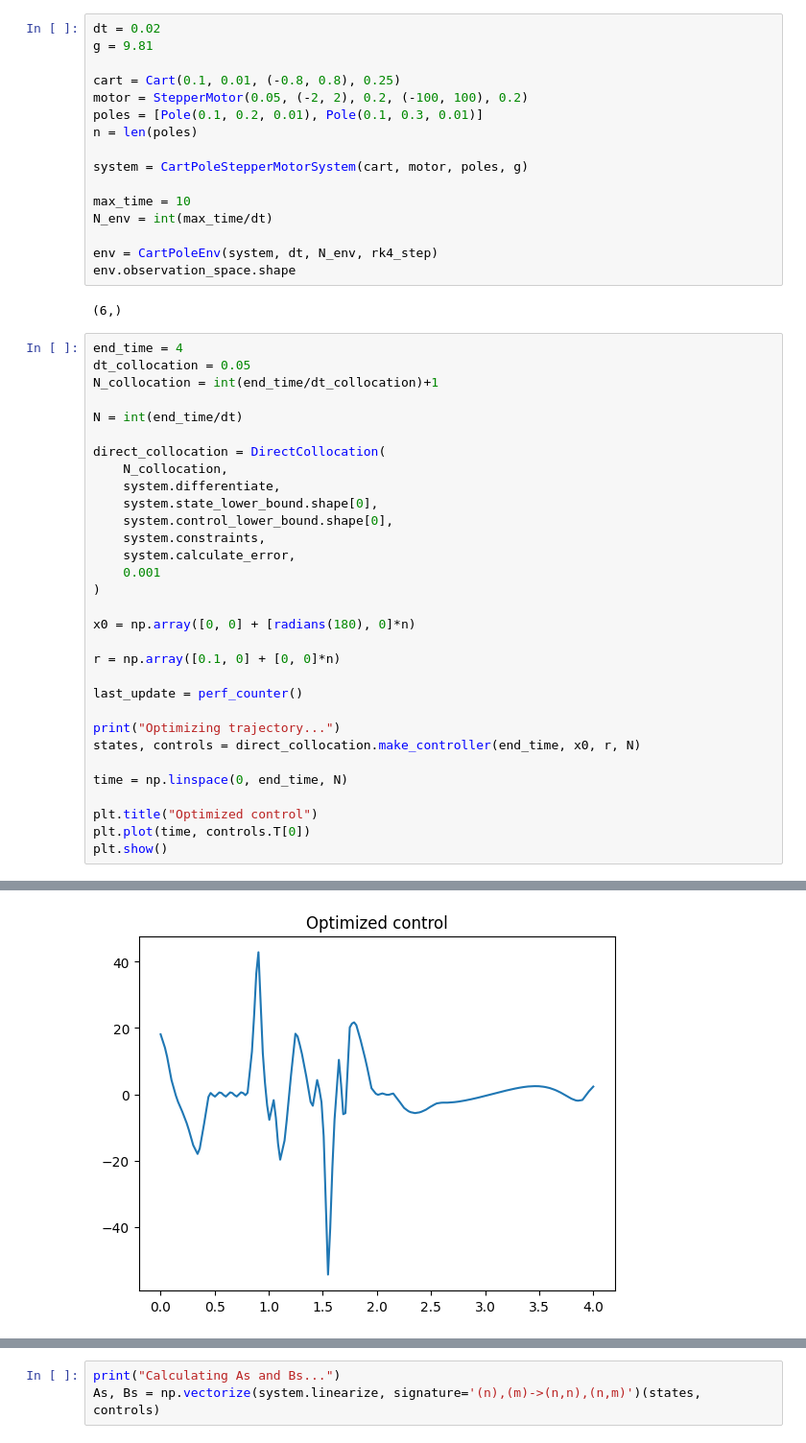
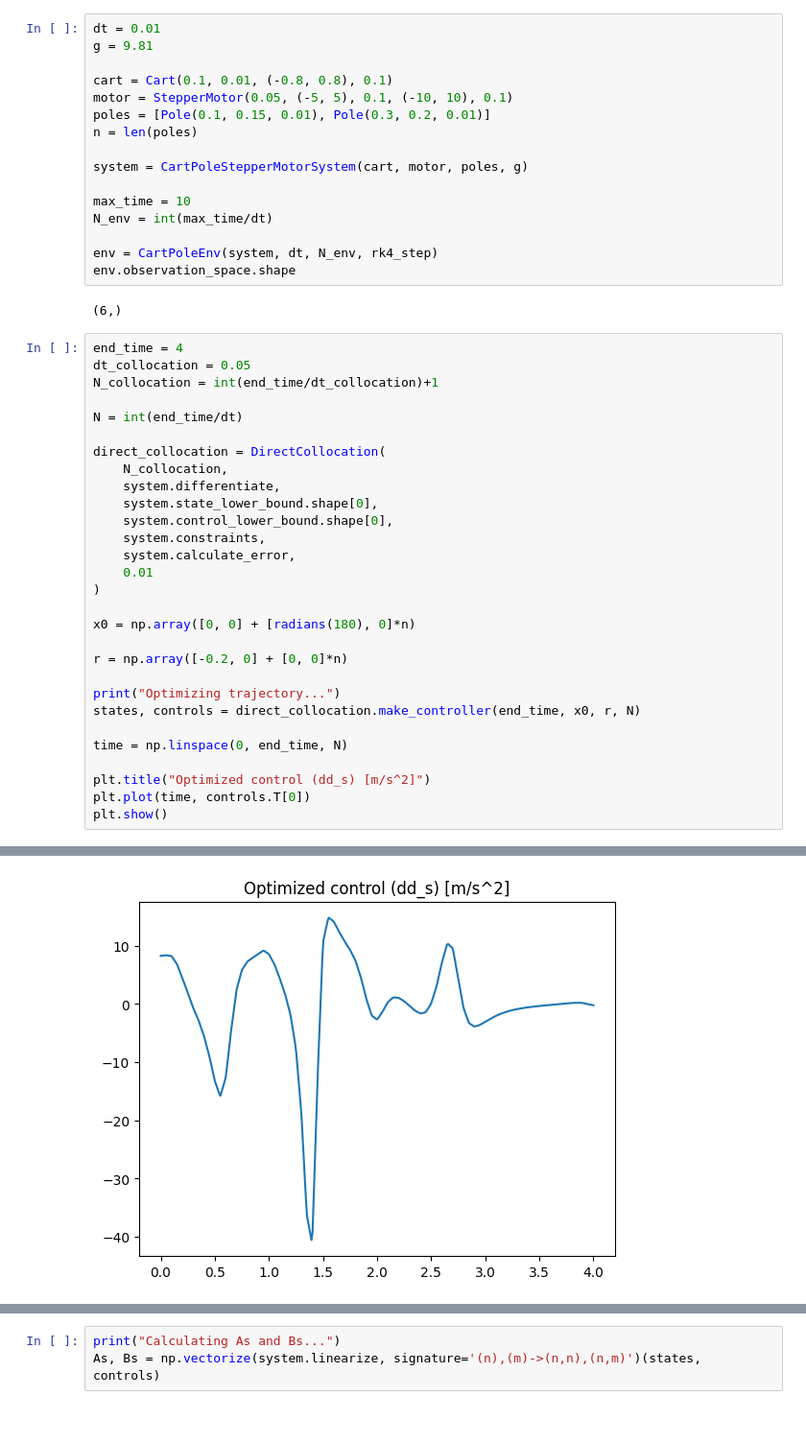
Before and after one commit to sackariaslunman/inverted-pendulum, a Jupyter notebook: src/python/env_cartpoles_direct_collocation_stepper.ipynb, the cells around one changed output, grey strips where cells are left out. Shown at 96% size. Drawn from its saved outputs; the diff is of its cells as text.

```diff
--- a/src/python/env_cartpoles_direct_collocation_stepper.ipynb
+++ b/src/python/env_cartpoles_direct_collocation_stepper.ipynb
@@ -9,12 +10,12 @@ from time import perf_counter
 from matplotlib import pyplot as plt
 from lib.numerical import rk4_step
 # %%
-dt = 0.02
+dt = 0.01
 g = 9.81
 
-cart = Cart(0.1, 0.01, (-0.8, 0.8), 0.25)
-motor = StepperMotor(0.05, (-2, 2), 0.2, (-100, 100), 0.2)
-poles = [Pole(0.1, 0.2, 0.01), Pole(0.1, 0.3, 0.01)]
+cart = Cart(0.1, 0.01, (-0.8, 0.8), 0.1)
+motor = StepperMotor(0.05, (-5, 5), 0.1, (-10, 10), 0.1)
+poles = [Pole(0.1, 0.15, 0.01), Pole(0.3, 0.2, 0.01)]
 n = len(poles)
 
 system = CartPoleStepperMotorSystem(cart, motor, poles, g)
@@ -29,37 +30,35 @@ env.observation_space.shape
 # %%
 end_time = 4
 dt_collocation = 0.05
 N_collocation = int(end_time/dt_collocation)+1
 
 N = int(end_time/dt)
 
 direct_collocation = DirectCollocation(
     N_collocation,
     system.differentiate,
     system.state_lower_bound.shape[0],
     system.control_lower_bound.shape[0],
     system.constraints,
     system.calculate_error,
-    0.001
+    0.01
 )
 
 x0 = np.array([0, 0] + [radians(180), 0]*n)
 
-r = np.array([0.1, 0] + [0, 0]*n)
-
-last_update = perf_counter()
+r = np.array([-0.2, 0] + [0, 0]*n)
 
 print("Optimizing trajectory...")
 states, controls = direct_collocation.make_controller(end_time, x0, r, N)
 
 time = np.linspace(0, end_time, N)
 
-plt.title("Optimized control")
+plt.title("Optimized control (dd_s) [m/s^2]")
 plt.plot(time, controls.T[0])
 plt.show()
 # %% [output]
 Optimizing trajectory...
-[figure, old version]
+[figure, new version]
 # %%
 np.set_printoptions(precision=1)
 
```
Also changed, not shown: parts of 5 cells of this notebook, 26 other files.
